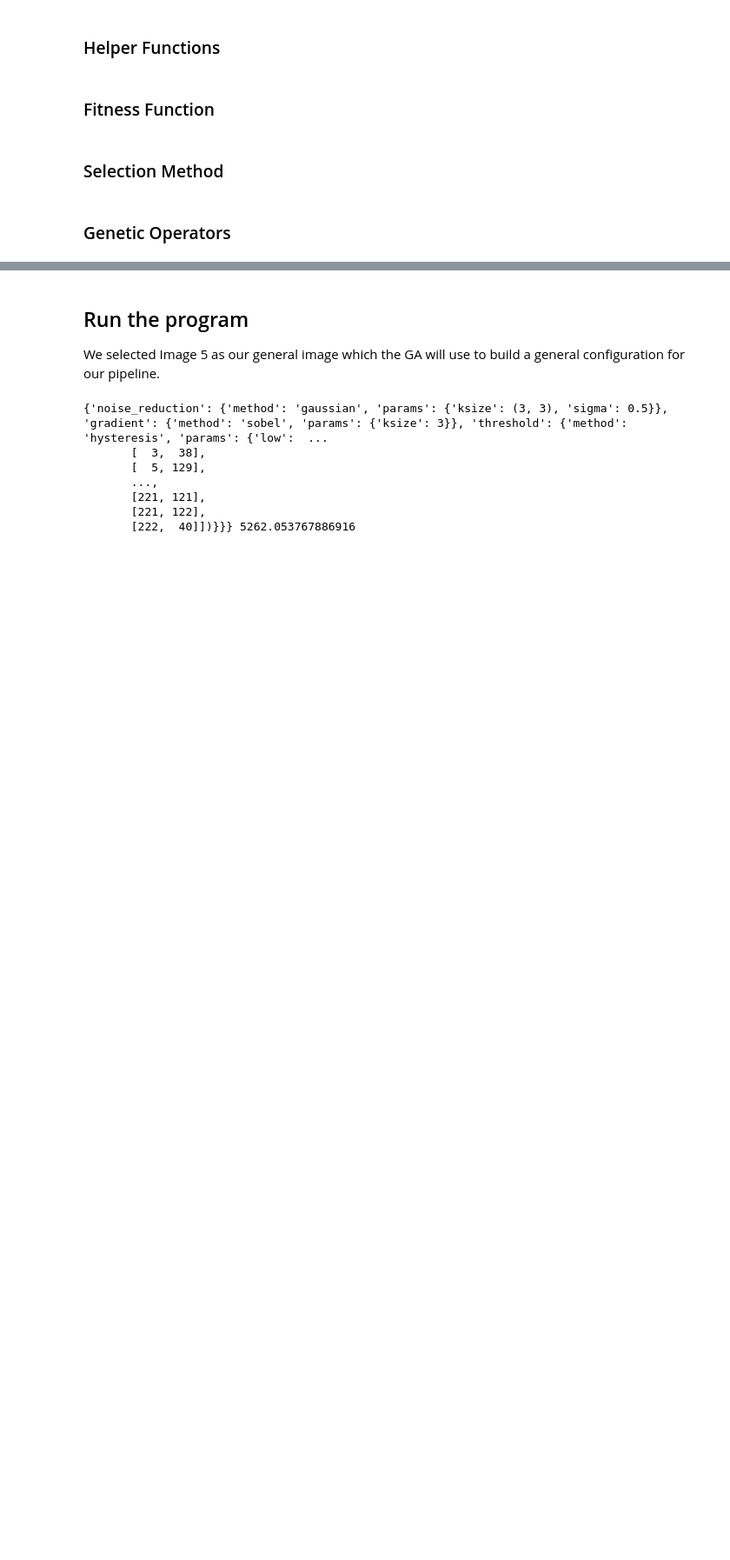
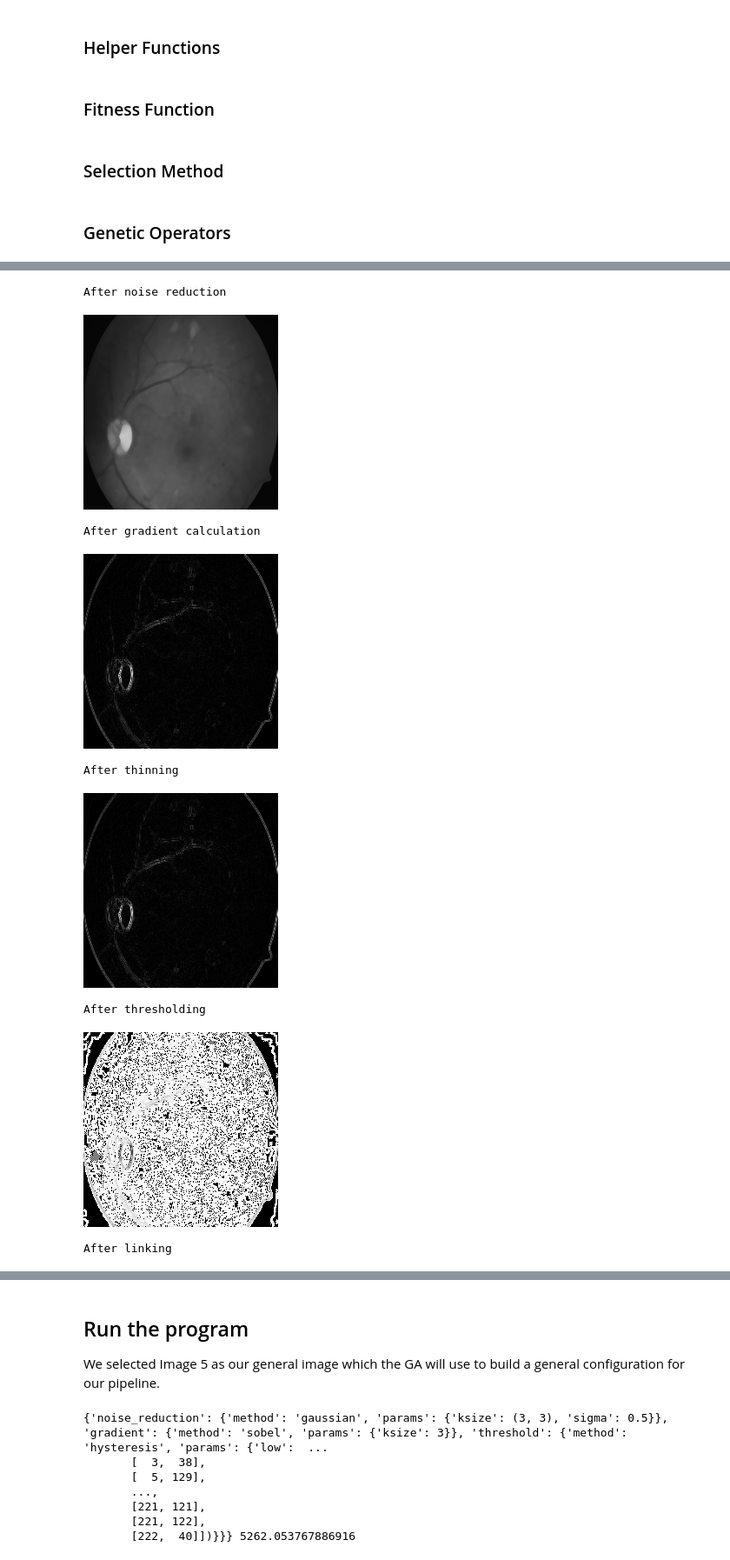
Before and after one commit to JsteReubsSoftware/COS791-Assignment1, a Jupyter notebook: u21457060_COS791_A1.ipynb, the cells around one changed output, grey strips where cells are left out. Shown at 87% size. Cells and saved outputs as stored; diff of their text form; code cells hidden in the pictures; blank space fills up the shorter version.

```diff
--- a/u21457060_COS791_A1.ipynb
+++ b/u21457060_COS791_A1.ipynb
@@ -686,3 +694,21 @@ def fitness_function(pipeline, image, reference_image):
+# %%
+def fitness_function(pipeline, image):
+    # Apply the pipeline to the image
+    edges = apply_edge_detection_pipeline(
+        image,
+        noise_reduction=pipeline['noise_reduction'],
+        gradient=pipeline['gradient'],
+        thinning=pipeline['thinning'],
+        thresholding=pipeline['thresholding'],
+        linking=pipeline['linking']
+    )
+
+    # calculate fitness
+    mse, psnr, ssim, sift_sim_score = calculate_metrics(image, edges)
+
+    fitness_score = np.sqrt(mse * ssim * psnr * sift_sim_score)
+
+    return [fitness_score, mse, psnr, ssim, sift_sim_score]
 # %% [markdown]
 ### Selection Method
 # %%
@@ -940,0 +967,12 @@ cv2_imshow(canny_ref_imgs[5])
+# %%
+fitness_function(indv, gray_images[5])
+# %% [output]
+After noise reduction
+[figure, added]
+After gradient calculation
+[figure, added]
+After thinning
+[figure, added]
+After thresholding
+[figure, added]
+After linking
```
Also changed, not shown: parts of 19 cells of this notebook.
